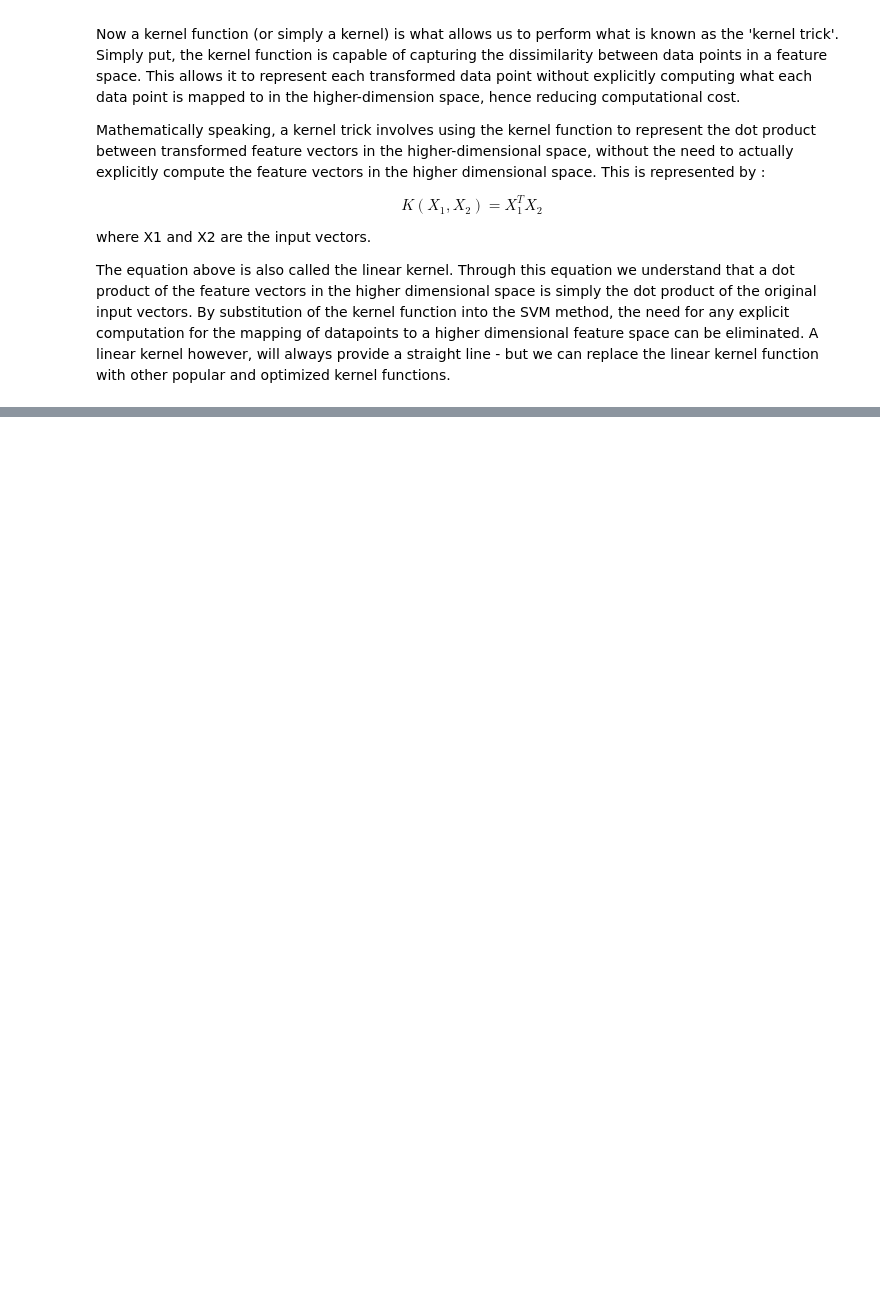
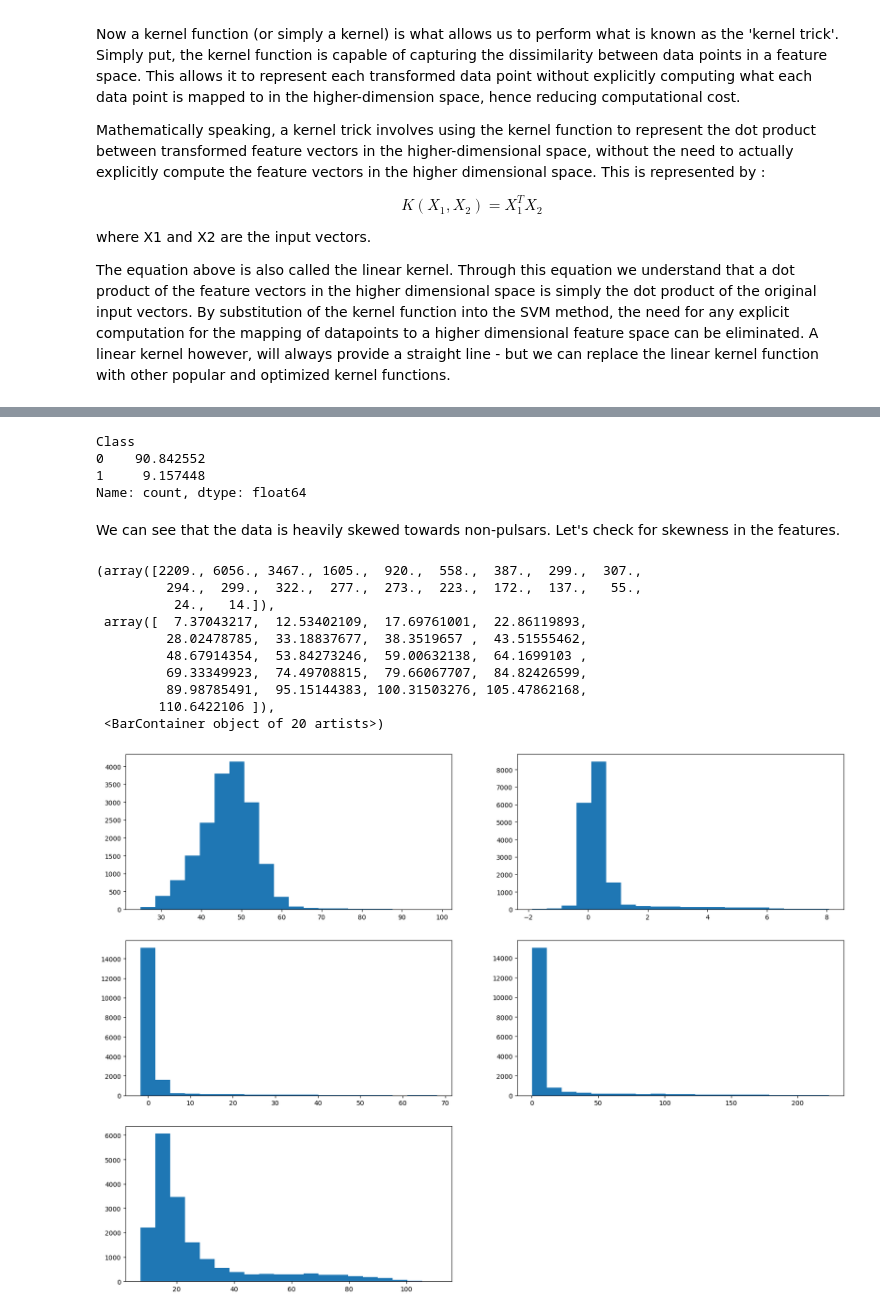
Before and after one commit to snowclipsed/100daysofml, a Jupyter notebook: Day 7/Day 7 SVM.ipynb, the cells around one changed output, grey strips where cells are left out. Saved outputs shown, nothing was run; the diff lists cells and outputs as text; code cells hidden in the pictures; blank space fills up the shorter version.

```diff
--- a/Day 7/Day 7 SVM.ipynb
+++ b/Day 7/Day 7 SVM.ipynb
@@ -92,0 +132,7 @@ $$ K(X_1,X_2) = X_1 ^T X_2 $$
+# %%
+import numpy as np
+import matplotlib.pyplot as plt
+import pandas as pd
+
+pulsar = pd.read_csv('Data/Pulsar.csv')
+pulsar
@@ -92,0 +178,34 @@ $$ K(X_1,X_2) = X_1 ^T X_2 $$
+# %%
+pulsar.Class.value_counts()*100/len(pulsar)
+# %% [output]
+Class
+0    90.842552
+1     9.157448
+Name: count, dtype: float64
+# %% [markdown]
+We can see that the data is heavily skewed towards non-pulsars. Let's check for skewness in the features.
+# %%
+plt.figure(figsize=(20,20))
+plt.get_figlabels()
+plt.subplot(4,2,1)
+plt.hist(pulsar.SD, bins = 20)
+plt.subplot(4,2,2)
+plt.hist(pulsar.EK, bins = 20)
+plt.subplot(4,2,3)
+plt.hist(pulsar.Skewness, bins = 20)
+plt.subplot(4,2,4)
+plt.hist(pulsar.Mean_DMSNR_Curve, bins = 20)
+plt.subplot(4,2,5)
+plt.hist(pulsar.SD_DMSNR_Curve, bins = 20)
+# %% [output]
+(array([2209., 6056., 3467., 1605.,  920.,  558.,  387.,  299.,  307.,
+         294.,  299.,  322.,  277.,  273.,  223.,  172.,  137.,   55.,
+          24.,   14.]),
+ array([  7.37043217,  12.53402109,  17.69761001,  22.86119893,
+         28.02478785,  33.18837677,  38.3519657 ,  43.51555462,
+         48.67914354,  53.84273246,  59.00632138,  64.1699103 ,
+         69.33349923,  74.49708815,  79.66067707,  84.82426599,
+         89.98785491,  95.15144383, 100.31503276, 105.47862168,
+        110.6422106 ]),
+ <BarContainer object of 20 artists>)
+[figure, added]
```
Also changed, not shown: parts of 17 cells of this notebook, 1 other file.
